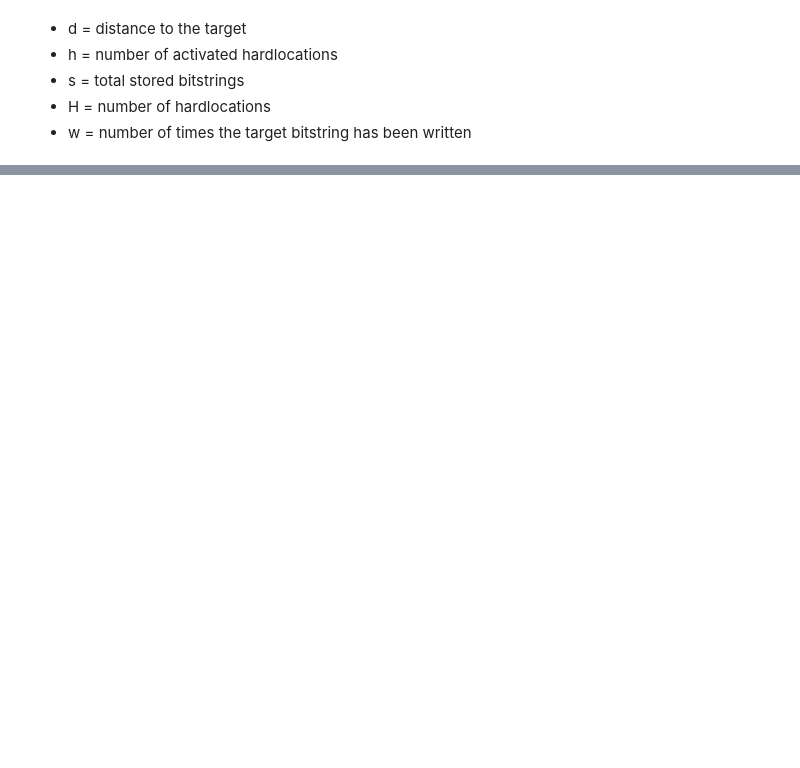
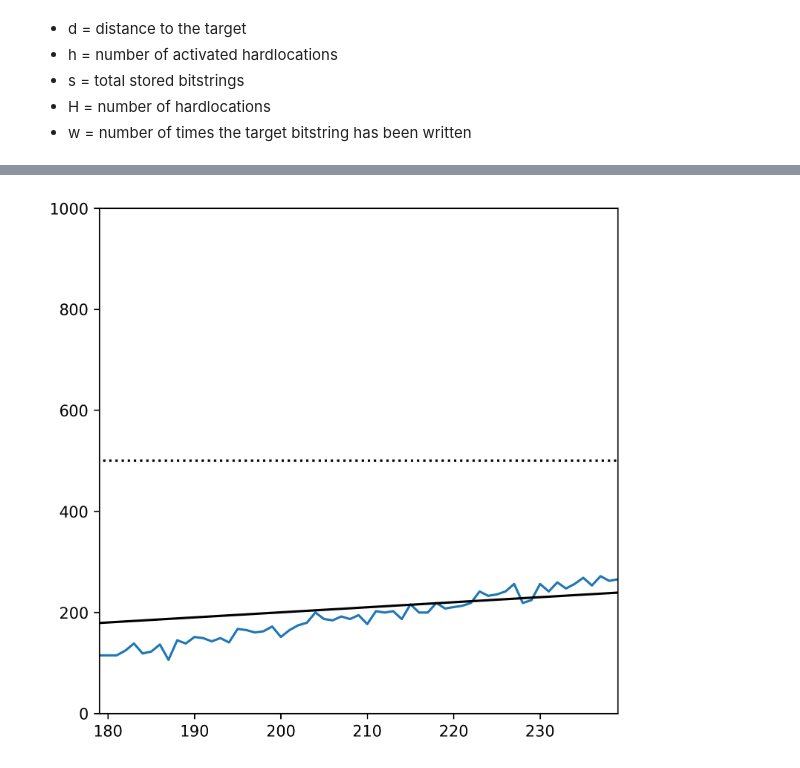
Before and after one commit to msbrogli/sdm-framework, a Jupyter notebook: docs/notebooks/Calculate critical distance.ipynb, the cells around one changed output, grey strips where cells are left out. Saved outputs shown, nothing was run; the diff lists cells and outputs as text; code cells hidden in the pictures; blank space fills up the shorter version.

```diff
--- a/docs/notebooks/Calculate critical distance.ipynb
+++ b/docs/notebooks/Calculate critical distance.ipynb
@@ -83,3 +84,15 @@ KeyboardInterrupt:
+# %%
+mid = 209
+import matplotlib.pyplot as plt
+plt.figure(figsize=(6, 6), dpi=300)
+plt.plot(distances, [n*y for y in y_values])
+plt.plot(distances, distances, 'k')
+plt.plot(distances, [n//2 for _ in distances], 'k:')
+plt.xlim(mid-30, mid+30)
+plt.ylim(0, n)
+plt.show()
+# %% [output]
+[figure, added]
 # %%
 import matplotlib.pyplot as plt
 plt.figure(figsize=(8, 6), dpi=300)
```
Also changed, not shown: parts of 10 cells of this notebook.
